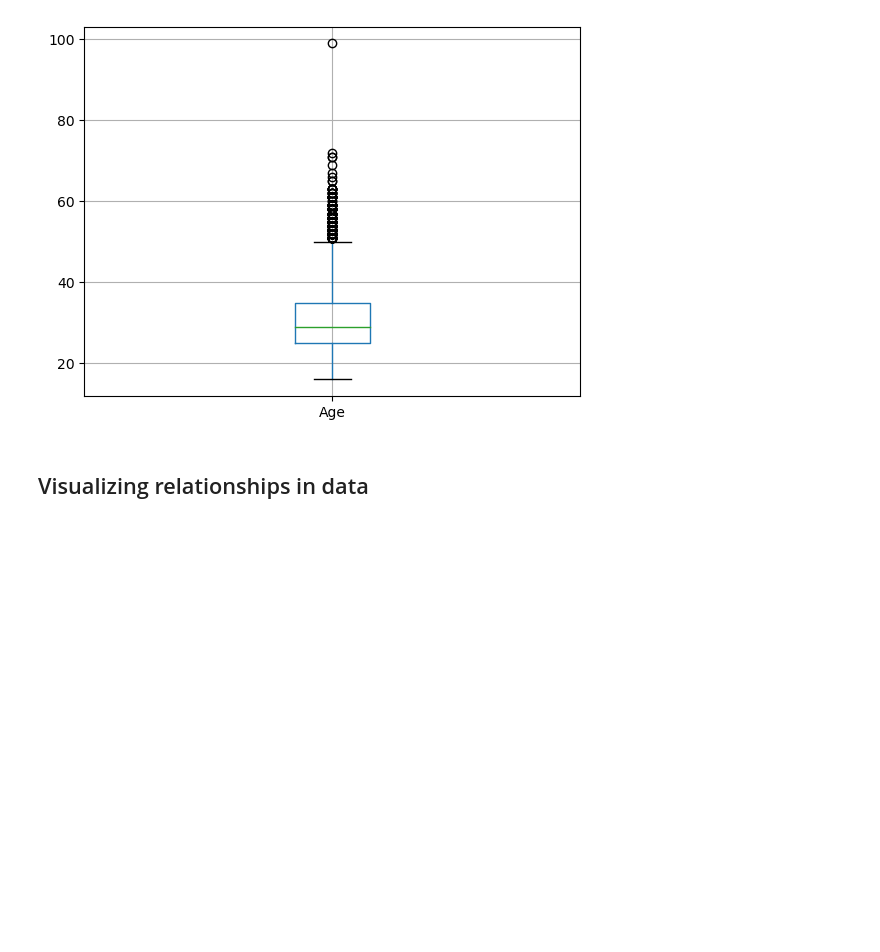
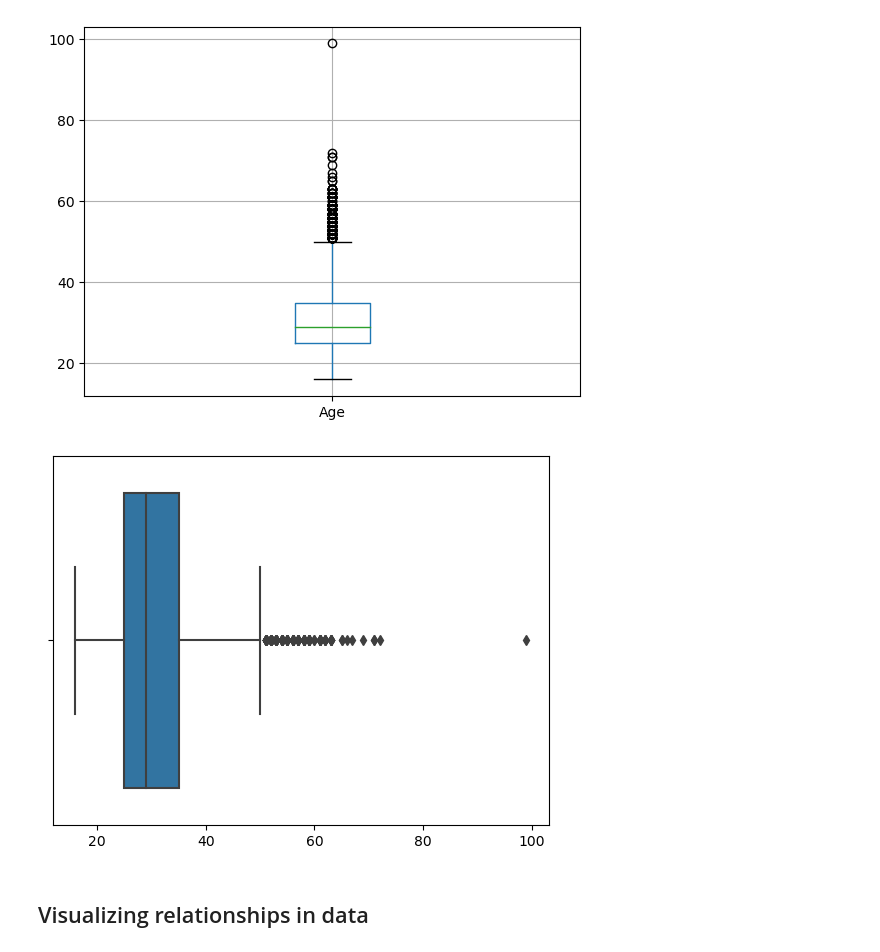
Before and after one commit to aliaformo/data-visualization-lab, a Jupyter notebook: M4DataVisualization-lab.ipynb, the cells around one changed output. Drawn from its saved outputs; the diff is of its cells as text; code cells hidden in the pictures; blank space fills up the shorter version.

```diff
--- a/M4DataVisualization-lab.ipynb
+++ b/M4DataVisualization-lab.ipynb
@@ -192,6 +192,20 @@ df.boxplot(column='Age')
 # %% [output]
 <AxesSubplot:>
 [figure]
+# %%
+# your code goes here
+
+QUERY = """
+SELECT Age
+FROM master
+"""
+df = pd.read_sql_query(QUERY,conn)
+df.head()
+sns.boxplot(df,)
+
+plt.show()
+# %% [output]
+[figure, added]
 # %% [markdown]
 ## Visualizing relationships in data
 # %% [markdown]
```
Also changed, not shown: parts of 6 cells of this notebook.
